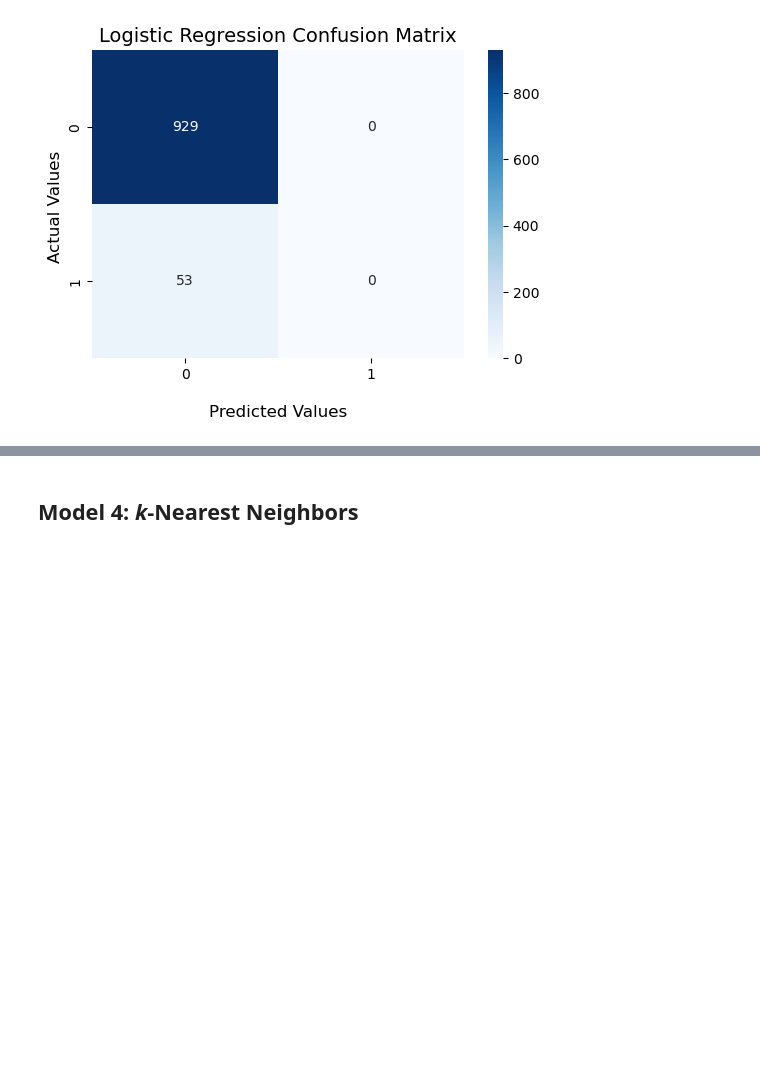
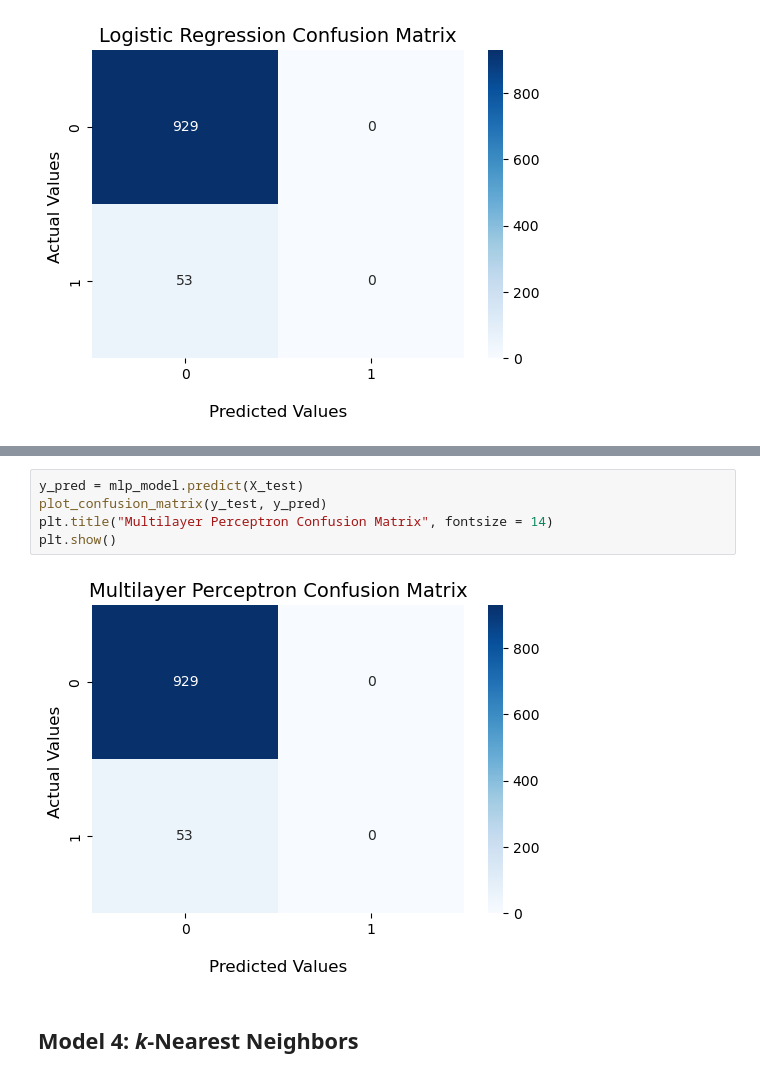
Before and after one commit to kary5678/INDE-577, a Jupyter notebook: supervised-learning/class_exercise_3-31/stroke_classifier.ipynb, the cells around one changed output, grey strips where cells are left out. Saved outputs shown, nothing was run; the diff lists cells and outputs as text; blank space fills up the shorter version.

```diff
--- a/supervised-learning/class_exercise_3-31/stroke_classifier.ipynb
+++ b/supervised-learning/class_exercise_3-31/stroke_classifier.ipynb
@@ -189,3 +238,10 @@ plt.show()
+# %%
+y_pred = mlp_model.predict(X_test)
+plot_confusion_matrix(y_test, y_pred)
+plt.title("Multilayer Perceptron Confusion Matrix", fontsize = 14)
+plt.show()
+# %% [output]
+[figure, added]
 # %% [markdown]
 ## Model 4: *k*-Nearest Neighbors
 # %% [markdown]
```
Also changed, not shown: parts of 38 cells of this notebook.
